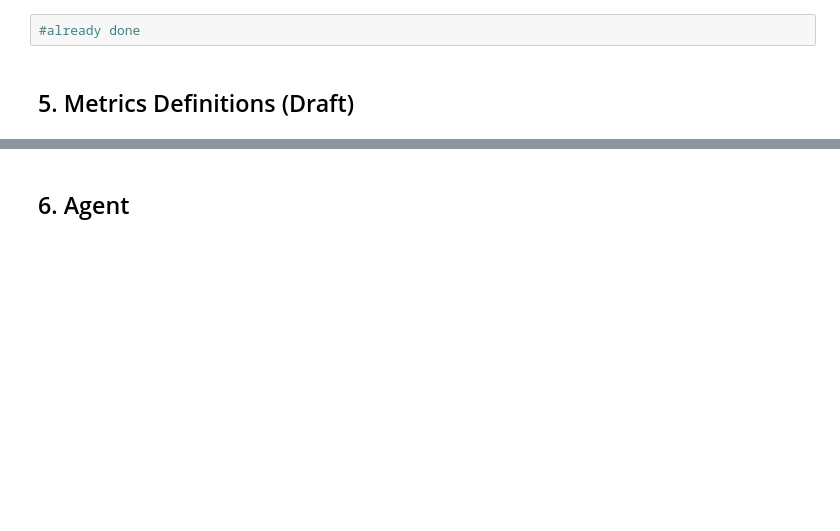
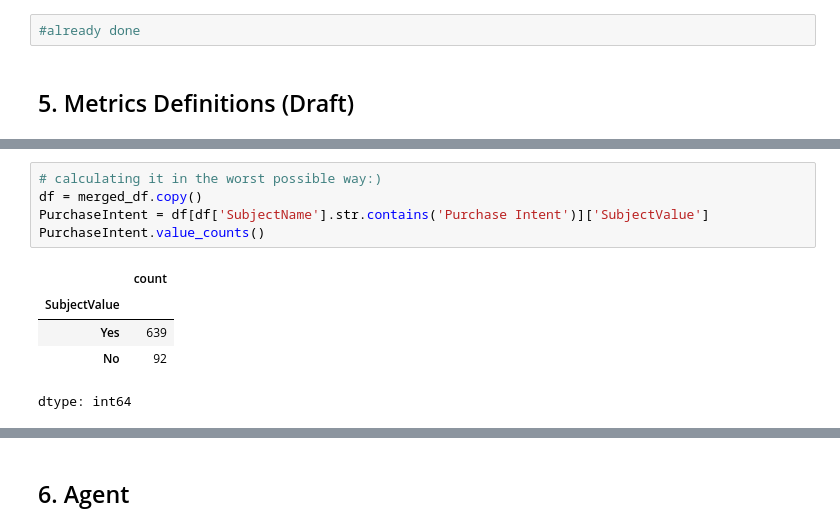
Before and after one commit to garfield-gray/DataMining, a Jupyter notebook: peekageHiringChallenge.ipynb, the cells around one changed output, grey strips where cells are left out. Cells and saved outputs as stored; diff of their text form; blank space fills up the shorter version.

```diff
--- a/peekageHiringChallenge.ipynb
+++ b/peekageHiringChallenge.ipynb
@@ -240,0 +248,11 @@ merged_df.describe()
+# %%
+# calculating it in the worst possible way:)
+df = merged_df.copy()
+PurchaseIntent = df[df['SubjectName'].str.contains('Purchase Intent')]['SubjectValue']
+PurchaseIntent.value_counts()
+# %% [output]
+|  | count |
+| SubjectValue |  |
+| Yes | 639 |
+| No | 92 |
+dtype: int64
```
Also changed, not shown: parts of 2 cells of this notebook.
